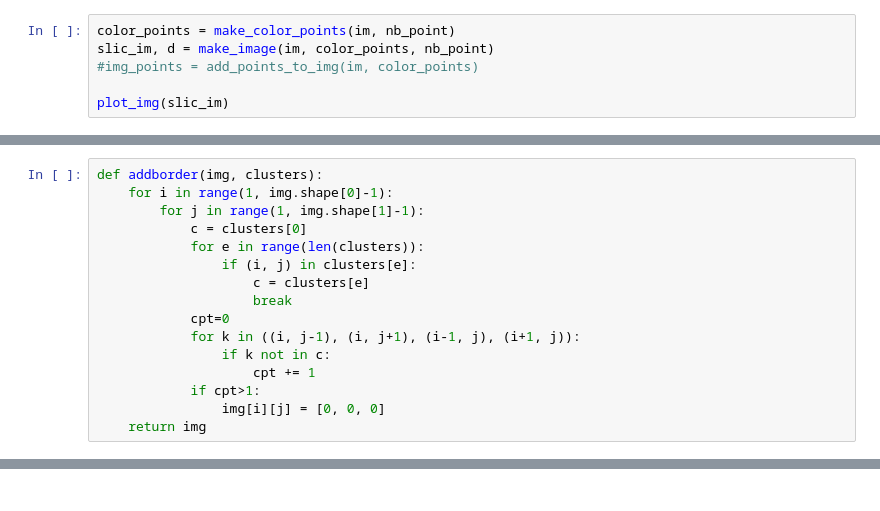
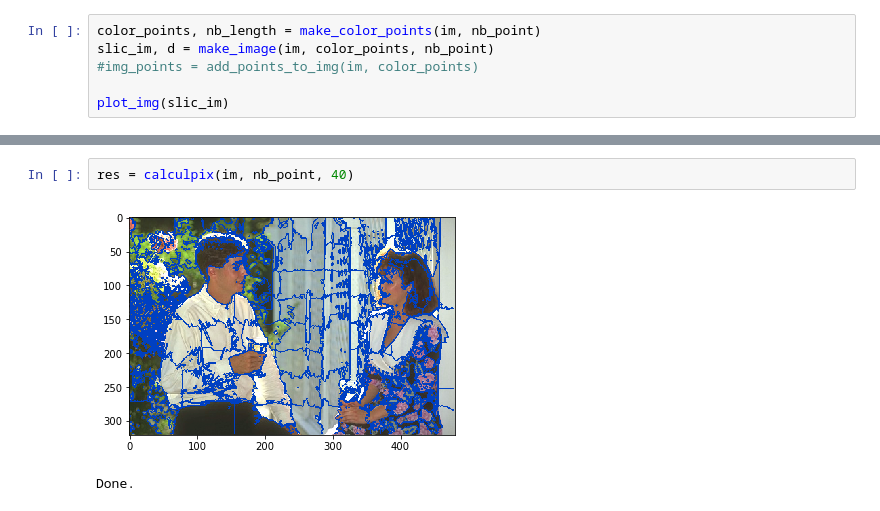
Before and after one commit to kariulele/PLOP-texture_segmentation, a Jupyter notebook: Projet.ipynb, the cells around one changed output, grey strips where cells are left out. Drawn from its saved outputs; the diff is of its cells as text.

```diff
--- a/Projet.ipynb
+++ b/Projet.ipynb
@@ -180,5 +344,5 @@ Done.
 # %%
-color_points = make_color_points(im, nb_point)
+color_points, nb_length = make_color_points(im, nb_point)
 slic_im, d = make_image(im, color_points, nb_point)
 #img_points = add_points_to_img(im, color_points)
 
@@ -290,16 +355,0 @@ plot_img_lbp(lbp_slic)
-# %%
-def addborder(img, clusters):
-    for i in range(1, img.shape[0]-1):
-        for j in range(1, img.shape[1]-1):
-            c = clusters[0]
-            for e in range(len(clusters)):
-                if (i, j) in clusters[e]:
-                    c = clusters[e]
-                    break
-            cpt=0
-            for k in ((i, j-1), (i, j+1), (i-1, j), (i+1, j)):
-                if k not in c:
-                    cpt += 1
-            if cpt>1:
-                img[i][j] = [0, 0, 0]
-    return img
@@ -311,0 +383,5 @@ Done.
+# %%
+res = calculpix(im, nb_point, 40)
+# %% [output]
+[figure, added]
+Done.
```
Also changed, not shown: parts of 24 cells of this notebook.
